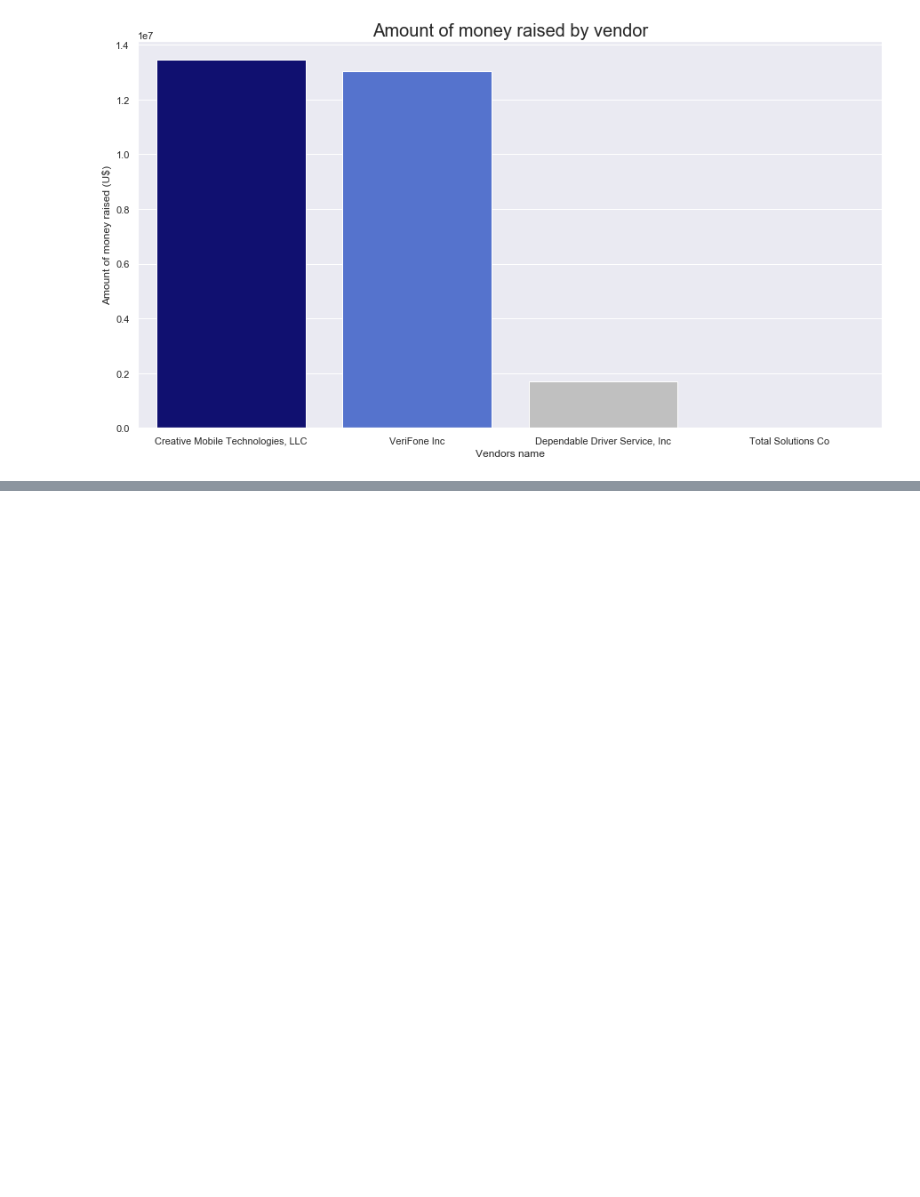
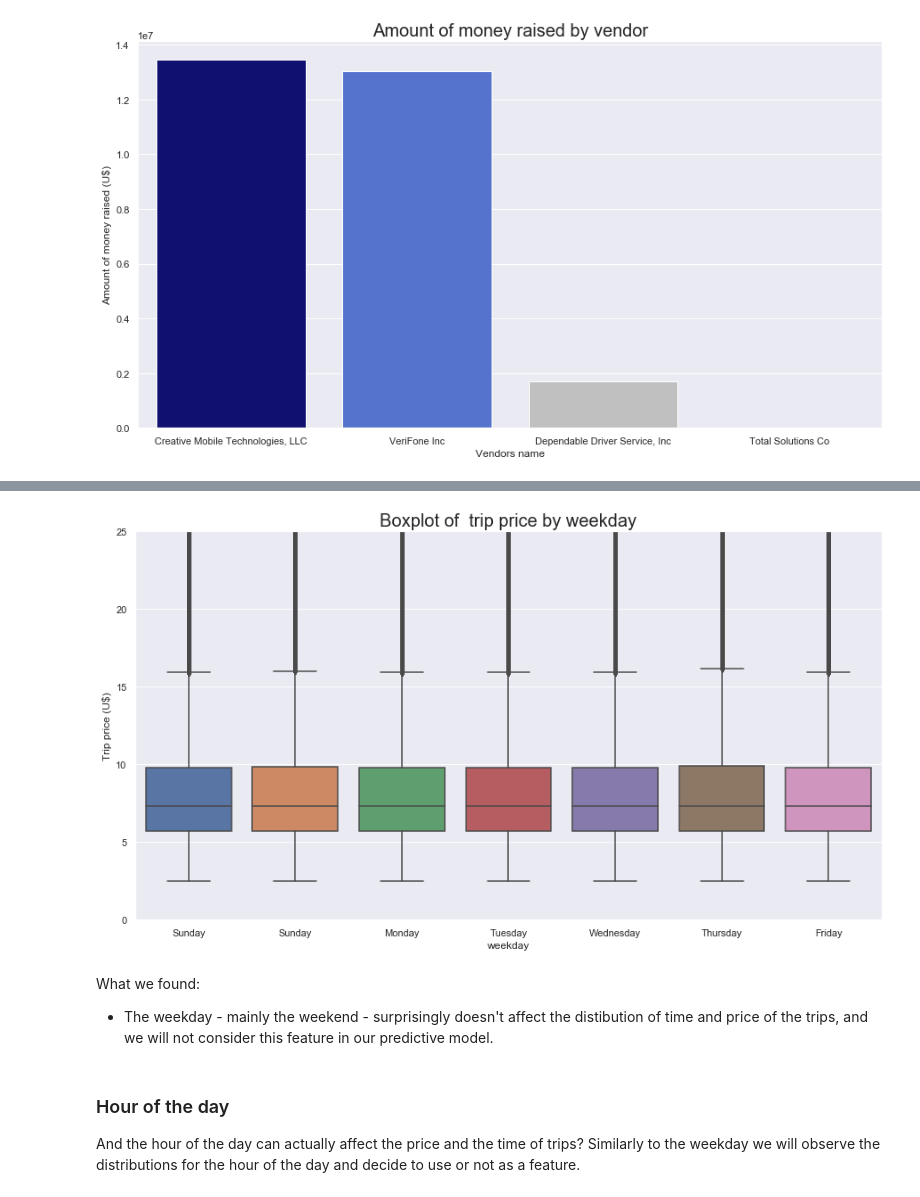
Before and after one commit to debortolithullio/NYC-Taxi-Trips, a Jupyter notebook: Analysis.ipynb, the cells around one changed output, grey strips where cells are left out. Drawn from its saved outputs; the diff is of its cells as text; code cells hidden in the pictures; blank space fills up the shorter version.

```diff
--- a/Analysis.ipynb
+++ b/Analysis.ipynb
@@ -300,0 +347,18 @@ So, Creative Mobile Technologies and VeriFone had raised way much more money tha
+# %%
+sns.boxplot(x="weekday", y="total_amount", data=df_plot);
+
+ax = plt.gca()
+ax.set_title('Boxplot of  trip price by weekday', fontsize = 20);
+ax.set_ylabel('Trip price (U$)');
+ax.set_ylim(0,25)
+ax.set_xticklabels(['Sunday', 'Sunday', 'Monday', 'Tuesday', 'Wednesday', 'Thursday', 'Friday', 'Saturday']);
+# %% [output]
+[figure, added]
+# %% [markdown]
+What we found:
+
+- The weekday - mainly the weekend - surprisingly doesn't affect the distibution of time and price of the trips, and we will not consider this feature in our predictive model.
+# %% [markdown]
+### Hour of the day
+
+And the hour of the day can actually affect the price and the time of trips? Similarly to the weekday we will observe the distributions for the hour of the day and decide to use or not as a feature.
```
Also changed, not shown: parts of 35 cells of this notebook.
